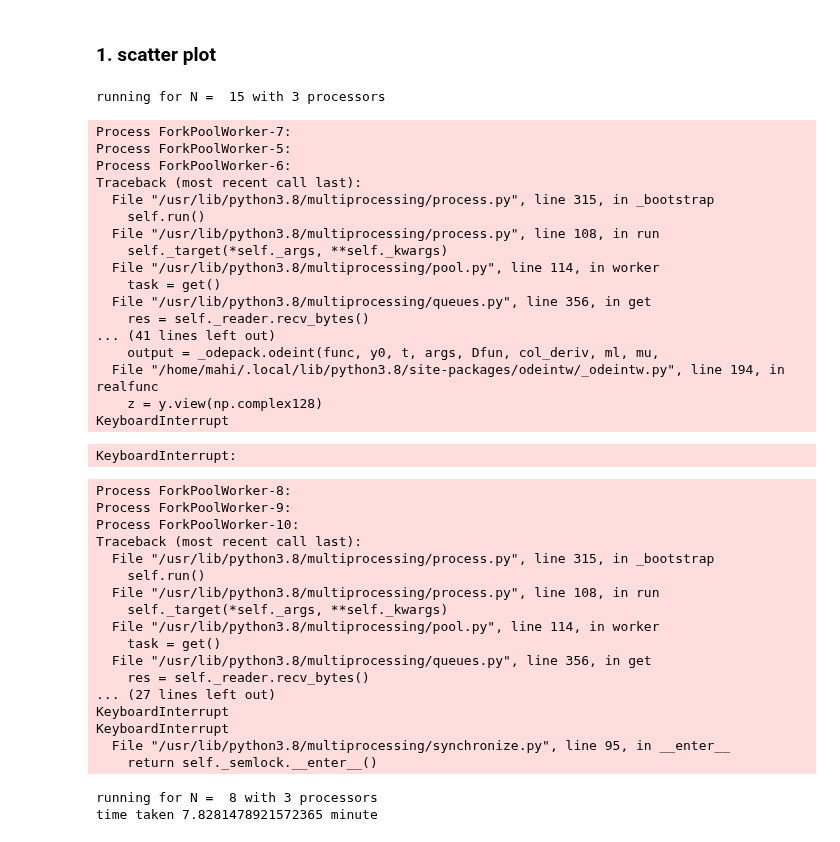
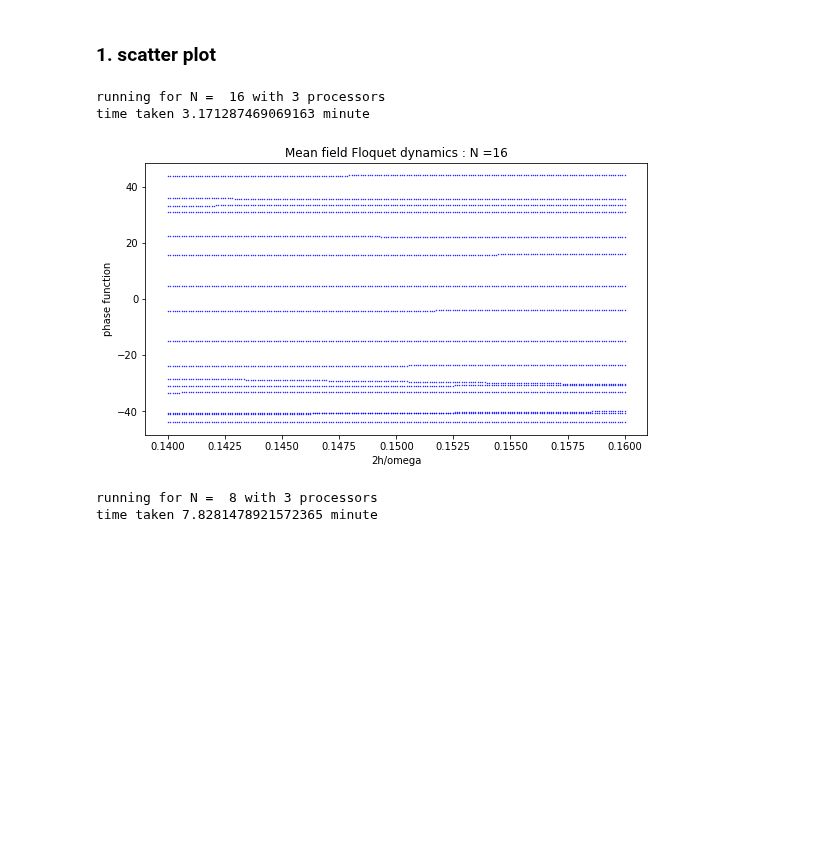
Before and after one commit to SuperStarCZ/floquet_theory, a Jupyter notebook: floquet_mfd.ipynb, the cells around one changed output. Saved outputs shown, nothing was run; the diff lists cells and outputs as text; code cells hidden in the pictures; blank space fills up the shorter version.

```diff
--- a/floquet_mfd.ipynb
+++ b/floquet_mfd.ipynb
@@ -148,13 +148,13 @@ import time
 
 start = time.time()
 
-N = 15
+N = 16
 h0 = 0.1
 omega = 40.0
 w = omega
-tsteps = 1000
-hsteps = 80
-hs = np.linspace(23.9,24.15,hsteps)
+tsteps = 500
+hsteps = 200
+hs = np.linspace(2.8,3.2,hsteps)
 ampp = (np.ones((N,len(hs))) * hs).T
 psi = np.eye(N) + 1j * np.zeros((N,N))
 floqEvolution_mat = np.zeros((N,N)) + 1j * np.zeros((N,N))
@@ -182,71 +182,38 @@ def floq_evolv(psi,H0,H1,h,w):
         psi_t = odeintw(floq_func,psi0,t,args=(h, h0, H1, H0, w))
         floqEvolution_mat[m] = psi_t[-1]
     evals, evecs = eig(floqEvolution_mat)
     phasefunc = 1j * 2.303 * np.log(evals + 1j * 0) * omega/(2 * np.pi)
     return phasefunc.real
 
 if __name__ == '__main__':
     nprocs = 3
     p = Pool(processes = nprocs)
     print("running for N = ", N, "with",nprocs,"processors")
     start = time.time()
 
     s = -0.5 + (1./N) * np.arange(N)
     #H0 =  np.diagflat(0.5 * (N * s) ** 2.0)
     H0 = np.array([0.5 * N * N * s[i] * s[j] for i in range(N) for j in range(N)]).reshape((N,N))
 
     sup_diag = np.array([np.sqrt((N/2)*(1. + N/2) - N**2 * s[i] * s[i+1]) for i in range(N-1)])
     sub_diag = np.array([np.sqrt((N/2)*(1. + N/2) - N**2 * s[i] * s[i-1]) for i in range(N-1)])
     H1 = np.diagflat(sup_diag, k=1) + np.diagflat(sub_diag, k=-1)
 
     data = p.starmap(floq_evolv,[(psi,H0,H1,h,w) for h in hs])
 
     print('time taken',(time.time()-start)/60.0,'minute')
 
     plt.figure(figsize = (9,5))
     for xx in np.arange(len(hs)):
-        plt.scatter(4 * ampp[xx]/omega, data[xx], color = 'blue', marker='.', s = 0.8)
+        plt.scatter(2 * ampp[xx]/omega, data[xx], color = 'blue', marker='.', s = 0.8)
     plt.title(title)
-    plt.xlabel("4h/omega")
+    plt.xlabel("2h/omega")
     plt.ylabel("phase function")
     plt.show()
 # %% [output]
-running for N =  15 with 3 processors
+running for N =  16 with 3 processors
+time taken 3.171287469069163 minute
-Process ForkPoolWorker-7:
-Process ForkPoolWorker-5:
-Process ForkPoolWorker-6:
-Traceback (most recent call last):
-  File "/usr/lib/python3.8/multiprocessing/process.py", line 315, in _bootstrap
-    self.run()
-  File "/usr/lib/python3.8/multiprocessing/process.py", line 108, in run
-    self._target(*self._args, **self._kwargs)
-  File "/usr/lib/python3.8/multiprocessing/pool.py", line 114, in worker
-    task = get()
-  File "/usr/lib/python3.8/multiprocessing/queues.py", line 356, in get
-    res = self._reader.recv_bytes()
-... (41 lines left out)
-    output = _odepack.odeint(func, y0, t, args, Dfun, col_deriv, ml, mu,
-  File "/home/mahi/.local/lib/python3.8/site-packages/odeintw/_odeintw.py", line 194, in realfunc
-    z = y.view(np.complex128)
-KeyboardInterrupt
-KeyboardInterrupt:
-Process ForkPoolWorker-8:
-Process ForkPoolWorker-9:
-Process ForkPoolWorker-10:
-Traceback (most recent call last):
-  File "/usr/lib/python3.8/multiprocessing/process.py", line 315, in _bootstrap
-    self.run()
-  File "/usr/lib/python3.8/multiprocessing/process.py", line 108, in run
-    self._target(*self._args, **self._kwargs)
-  File "/usr/lib/python3.8/multiprocessing/pool.py", line 114, in worker
-    task = get()
-  File "/usr/lib/python3.8/multiprocessing/queues.py", line 356, in get
-    res = self._reader.recv_bytes()
-... (27 lines left out)
-KeyboardInterrupt
-KeyboardInterrupt
-  File "/usr/lib/python3.8/multiprocessing/synchronize.py", line 95, in __enter__
-    return self._semlock.__enter__()
+[figure, added]
 # %%
 # experimetn  22
 
```
Also changed, not shown: parts of 7 cells of this notebook.
